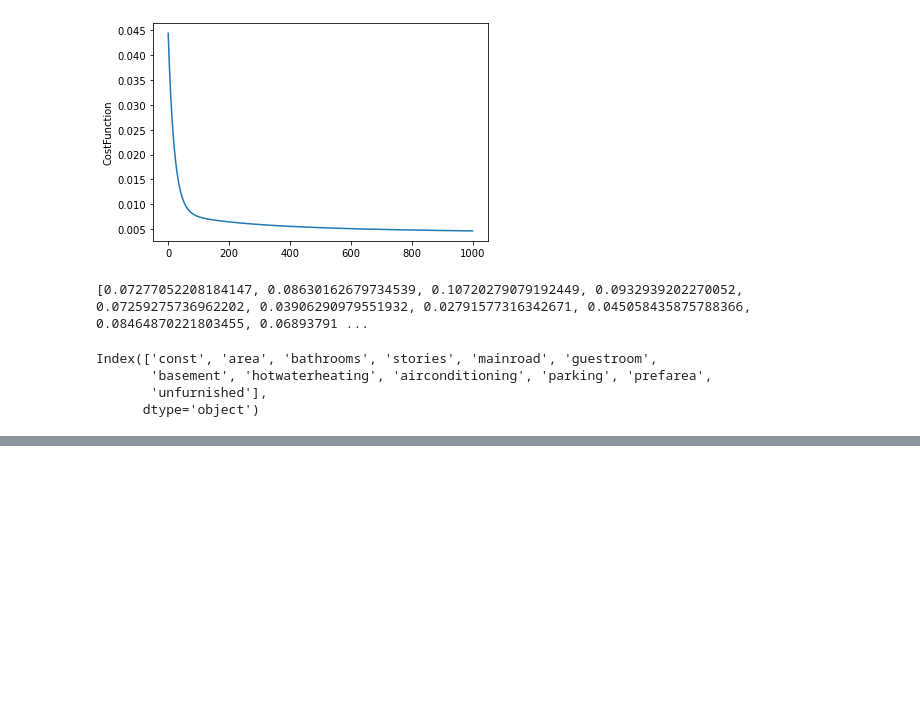
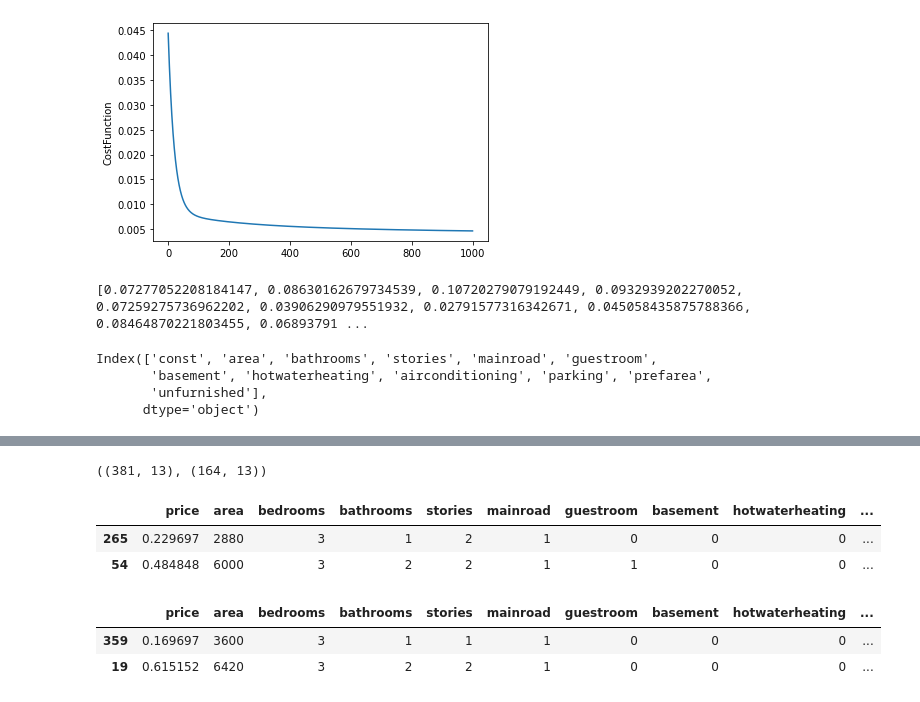
Before and after one commit to dave-ai-ml/ML-Prediction-of-housing-prices, a Jupyter notebook: Housing_Price_Prediction.ipynb, the cells around one changed output, grey strips where cells are left out. Cells and saved outputs as stored; diff of their text form; code cells hidden in the pictures; blank space fills up the shorter version.

```diff
--- a/Housing_Price_Prediction.ipynb
+++ b/Housing_Price_Prediction.ipynb
@@ -944,0 +967,3 @@ Index(['const', 'area', 'bathrooms', 'stories', 'mainroad', 'guestroom',
+# %%
+housing[varlist] = housing[varlist].apply(lambda x: x.map({'yes': 1, 'no':0}))
+housing[varlist].head()
@@ -944,0 +990,9 @@ Index(['const', 'area', 'bathrooms', 'stories', 'mainroad', 'guestroom',
+# %%
+from sklearn import preprocessing
+le = preprocessing.LabelEncoder()
+#housing['furnishingstatus'] = housing[['furnishingstatus']].apply(le.fit_transform)
+
+housing['furnishingstatus'] = housing[['furnishingstatus']].apply(lambda x: x.map({'furnished': 2,
+                                                                                   'semi-furnished':1,
+                                                                                   'unfurnished': 0}))
+housing.head()
@@ -944,0 +1006,7 @@ Index(['const', 'area', 'bathrooms', 'stories', 'mainroad', 'guestroom',
+# %%
+np.random.seed(0)
+df_train, df_test = train_test_split(housing, train_size=0.7, random_state=100)
+# %%
+df_train.shape, df_test.shape
+# %% [output]
+((381, 13), (164, 13))
@@ -944,0 +1018,12 @@ Index(['const', 'area', 'bathrooms', 'stories', 'mainroad', 'guestroom',
+# %%
+df_test.head(2)
+# %% [output]
+|  | price | area | bedrooms | bathrooms | stories | mainroad | guestroom | basement | hotwaterheating | ... |
+| 265 | 0.229697 | 2880 | 3 | 1 | 2 | 1 | 0 | 0 | 0 | ... |
+| 54 | 0.484848 | 6000 | 3 | 2 | 2 | 1 | 1 | 0 | 0 | ... |
+# %%
+df_train.head(2)
+# %% [output]
+|  | price | area | bedrooms | bathrooms | stories | mainroad | guestroom | basement | hotwaterheating | ... |
+| 359 | 0.169697 | 3600 | 3 | 1 | 1 | 1 | 0 | 0 | 0 | ... |
+| 19 | 0.615152 | 6420 | 3 | 2 | 2 | 1 | 0 | 0 | 0 | ... |
```
Also changed, not shown: parts of 27 cells of this notebook.
